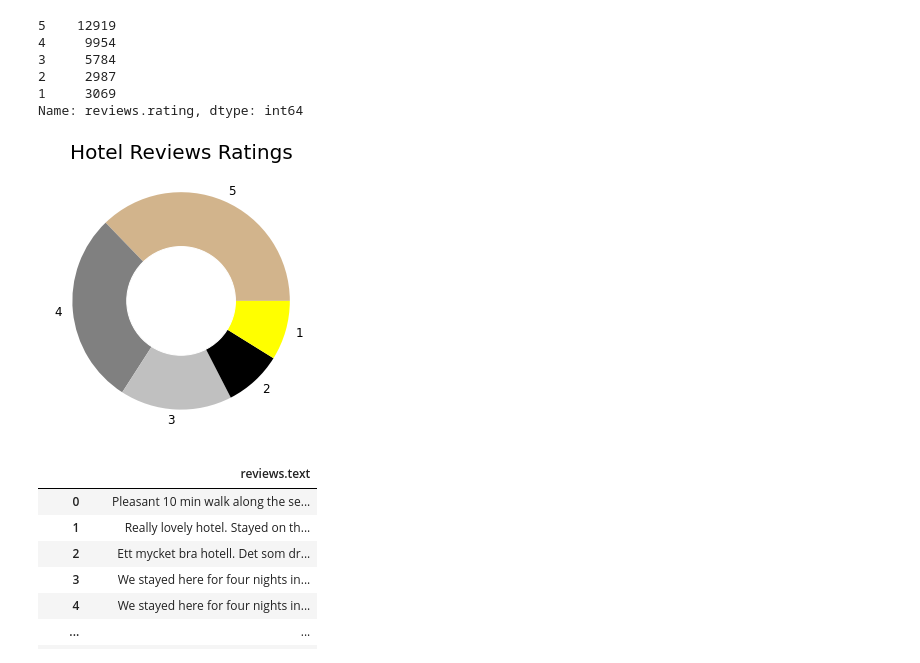
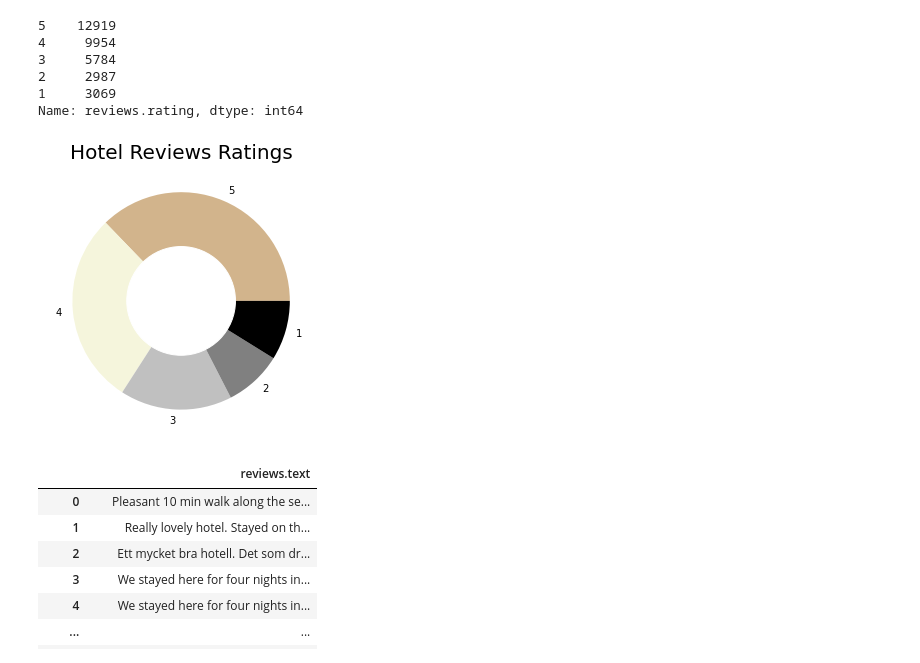
Before and after one commit to spribylova/Hotels, a Jupyter notebook: sentiment_transformers_sentintanalyzer.ipynb, the cells around one changed output. Cells and saved outputs as stored; diff of their text form; code cells hidden in the pictures.

```diff
--- a/sentiment_transformers_sentintanalyzer.ipynb
+++ b/sentiment_transformers_sentintanalyzer.ipynb
@@ -143,17 +142,17 @@ quantity = ratings.values
 # %%
 # assign color to each rating and revise the pie chart to see the share of rating values
 # the majority of people is giving review 5, only small share of people was not satisfied
-custom_colors = ["tan", "grey", 'silver', "black", "yellow"]
+custom_colors = ["tan", "beige", 'silver', "grey", "black"]
 plt.figure(figsize=(5, 5))
 plt.pie(quantity, labels=numbers, colors=custom_colors)
 central_circle = plt.Circle((0, 0), 0.5, color='white')
 fig = plt.gcf()
 fig.gca().add_artist(central_circle)
 plt.rc('font', size=12)
 plt.title("Hotel Reviews Ratings", fontsize=20)
 plt.show()
 # %% [output]
-[figure, old version]
+[figure, new version]
 # %%
 # you can use various libraries to work with reviews: SentimentIntensityAnalyzer, transformers and textblob
 # %%
```
Also changed, not shown: parts of 2 cells of this notebook.
